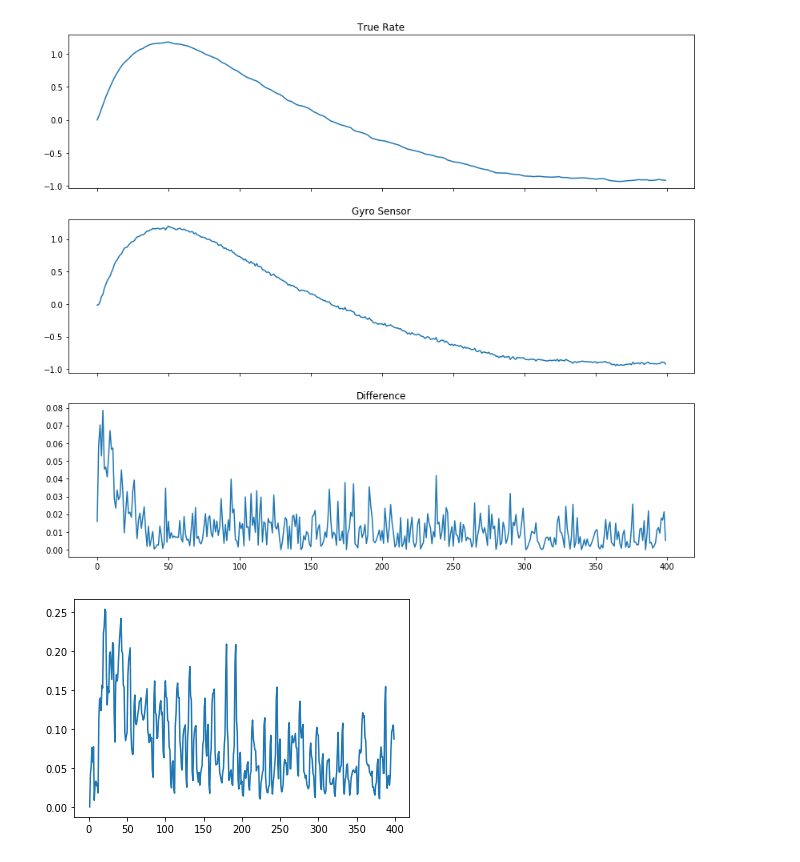
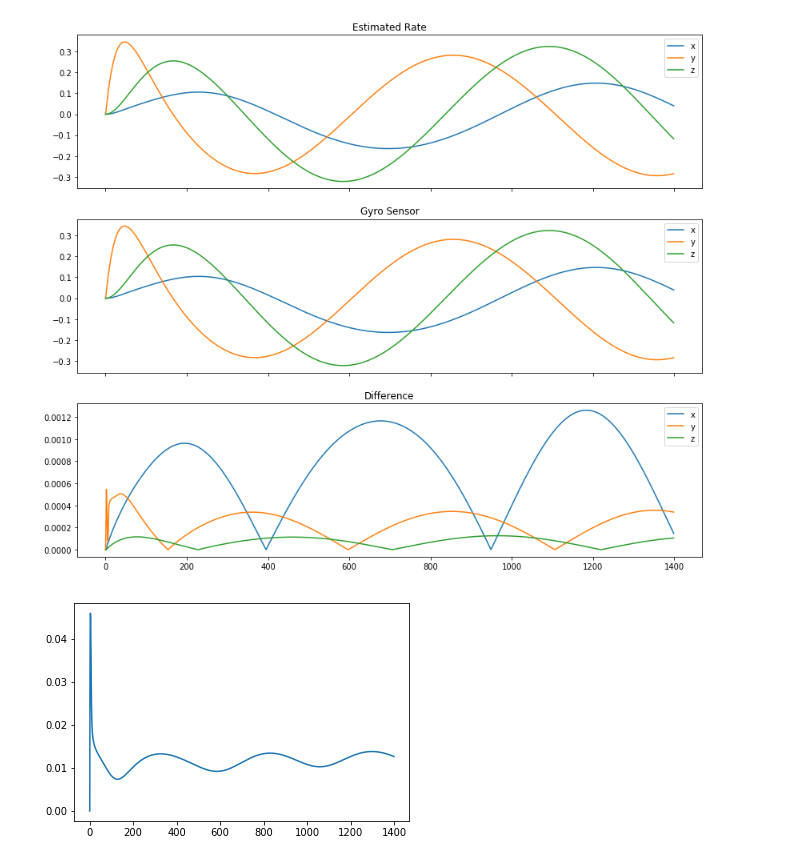
Before and after one commit to Nate711/QPDoggo, a Jupyter notebook: WooferStateEstViz.ipynb, the cells around one changed output. Drawn from its saved outputs; the diff is of its cells as text; code cells hidden in the pictures.

```diff
--- a/WooferStateEstViz.ipynb
+++ b/WooferStateEstViz.ipynb
@@ -10,27 +10,36 @@ data = np.load('woofer_numpy_log.npz')
 est = np.load('woofer_state_est_log.npz')['arr_0']
 
 n = np.shape(est)[1]
+
+n_data = np.shape(data['state_history'])[1]
 # %%
 fig, (ax1, ax2,ax3) = plt.subplots(nrows=3, sharex=True)
-accel_meas = data['accelerometer_history'][0,:n]
-l1 = ax1.plot(accel_meas)
+accel_meas = data['accelerometer_history'][0:3,:]
+l1 = ax1.plot(accel_meas.T)
 ax1.set_title('Accelerometer Measured')
+ax1.legend(('x', 'y', 'z'))
 
-accel_u_w = 1/WOOFER_CONFIG.MASS * (data['force_history'][0:3, :n] + data['force_history'][3:6, :n] + data['force_history'][6:9, :n] + data['force_history'][9:12, :n])
-accel_u_b = np.zeros((3,n))
-for i in range(n):
-    accel_u_b[:,i] = quaternion.vectorRotation(data['state_history'][3:7,i], quaternion.fromVector(accel_u_w[:,i]))[1:4]
+
+accel_u_w = 1/7.166 * (data['force_history'][0:3, :n_data] + data['force_history'][3:6, :n_data] + data['force_history'][6:9, :n_data] + data['force_history'][9:12, :n_data])
+accel_u_w_est = -1/WOOFER_CONFIG.MASS * (data['force_sensor_hist'][0:3, :n_data] + data['force_sensor_hist'][3:6, :n_data] + data['force_sensor_hist'][6:9, :n_data] + data['force_sensor_hist'][9:12, :n_data])
+accel_u_b = np.zeros((3,n_data))
+for i in range(n_data):
+#     accel_u_b[:,i] = quaternion.vectorRotation(quaternion.inv(data['state_history'][3:7,i]), quaternion.fromVector(accel_u_w_est[:,i]))[1:4]
+    accel_u_b[:,i] = quaternion.vectorRotation(quaternion.inv(data['state_history'][3:7,i]), quaternion.fromVector(accel_u_w[:,i]))[1:4]
 
 print(np.shape(accel_u_b))
 
-accel_pred = accel_u_b[0,:]
+accel_pred = accel_u_b[0:3,:]
 
-l2 = ax2.plot(accel_pred)
+l2 = ax2.plot(accel_pred.T)
 ax2.set_title('Accelerometer Predicted')
+ax2.legend(('x', 'y', 'z'))
 
 p_diff = np.abs(accel_meas - accel_pred)
-l3 = ax3.plot(p_diff)
+l3 = ax3.plot(p_diff.T)
 ax3.set_title('Difference')
+ax3.legend(('x', 'y', 'z'))
+
 
 
 fig.set_size_inches(14,12)
@@ -41,41 +50,50 @@ plt.show()
 # %%
 fig, (ax1, ax2,ax3) = plt.subplots(nrows=3, sharex=True)
-x_true = data['state_history'][11,:n]
-l1 = ax1.plot(x_true)
-ax1.set_title('True Rate')
+# x_true = data['state_history'][10:13,:n]
+x_est = est[10:13,:]
+# x_est = est[3:7,:]
 
-# x_est = est[10,:]
-x_sens = data['gyro_history'][1,:n]
+l1 = ax1.plot(x_est.T)
+ax1.set_title('Estimated Rate')
+ax1.legend(('x', 'y', 'z'))
 
-l2 = ax2.plot(x_sens)
+
+# x_sens = data['gyro_history'][0:3,:n]
+x_sens = data['state_history'][10:13,:n]
+
+l2 = ax2.plot(x_sens.T)
 ax2.set_title('Gyro Sensor')
+ax2.legend(('x', 'y', 'z'))
 
-p_diff = np.abs(x_sens - x_true)
-l3 = ax3.plot(p_diff)
+
+p_diff = np.abs(x_sens - x_est)
+l3 = ax3.plot(p_diff.T)
 ax3.set_title('Difference')
+ax3.legend(('x', 'y', 'z'))
 
 
 fig.set_size_inches(14,12)
 plt.show()
 # %% [output]
-[figure, old version]
+[figure, new version]
 # %%
 # find the quaternion error
 phi = np.zeros(n)
 for i in range(n):
     q_i_est = est[3:7,i]
     q_i_true = data['state_history'][3:7,i]
 
     q_d = quaternion.prod(quaternion.inv(q_i_est), q_i_true)
-    phi[i] = np.linalg.norm(quaternion.log(q_d))
+    phi_i = np.linalg.norm(quaternion.log(q_d))
+    phi[i] = np.abs((phi_i + np.pi) % (2 * np.pi) - np.pi)
 
 fig, ax = plt.subplots()
 
 line1, = ax.plot(phi)
 
 plt.show()
 # %% [output]
-[figure, old version]
+[figure, new version]
 # %%
 fig, (ax1, ax2,ax3) = plt.subplots(nrows=3, sharex=True)
 x_true = data['state_history'][0:3,:n]
```
Also changed, not shown: parts of 3 cells of this notebook, 14 other files.
